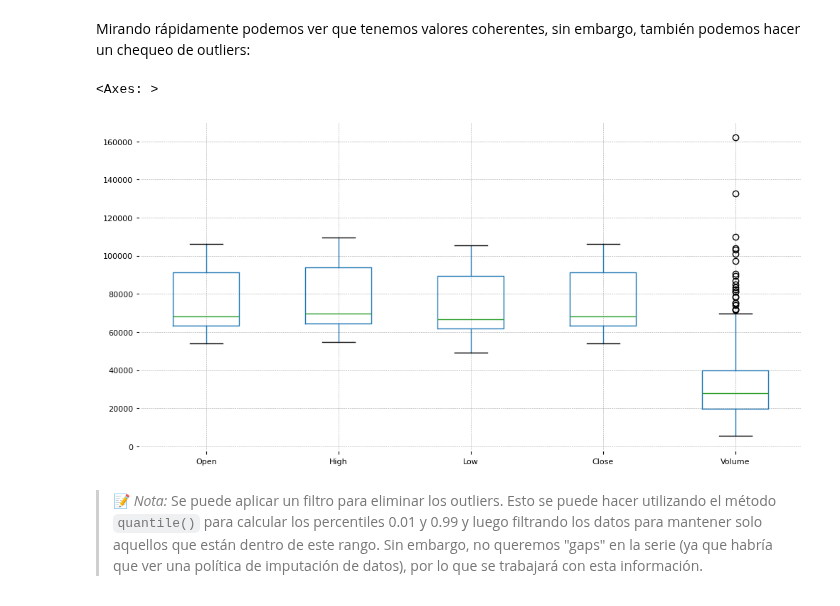
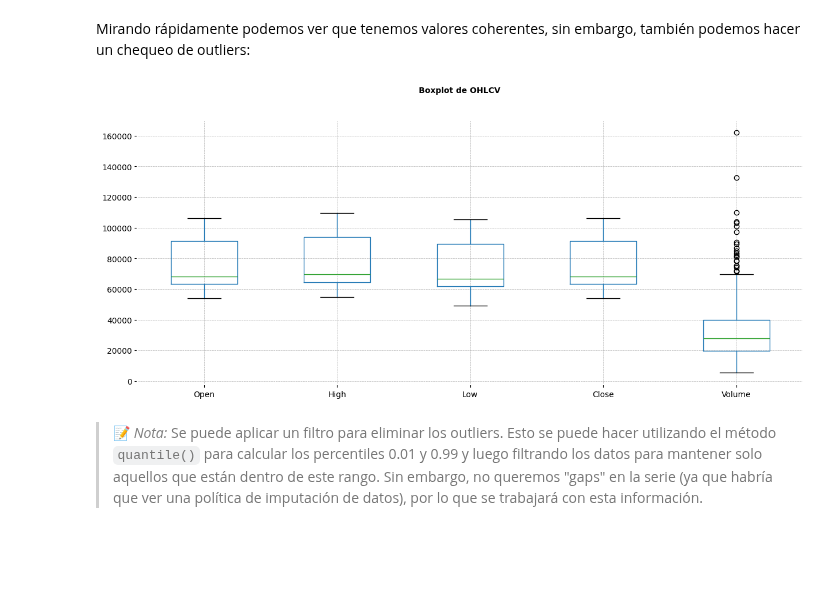
Before and after one commit to brunomaso1/uba-mia, a Jupyter notebook: mia-ast1/Trabajo final/tp-final.ipynb, the cells around one changed output. Cells and saved outputs as stored; diff of their text form; code cells hidden in the pictures; blank space fills up the shorter version.

```diff
--- a/mia-ast1/Trabajo final/tp-final.ipynb
+++ b/mia-ast1/Trabajo final/tp-final.ipynb
@@ -66,6 +69,9 @@ BINANCE_API_SECRET = os.getenv("BINANCE_API_SECRET")
 BASE_FOLDER_PATH = os.getcwd() # Trabajo Final
 DATASET_FOLDER_PATH = os.path.join(BASE_FOLDER_PATH, "datasets") # Trabajo Final/dataset
 DATASET_FILE_PATH = os.path.join(DATASET_FOLDER_PATH, "BTCUSDT_1D.csv") # Trabajo Final/dataset/BTCUSDT_1D.csv
+
+LABEL_FONTSIZE = 10
+TITLE_FONTSIZE = 16
 # %% [markdown]
 <!-- Colab -->
 <!-- <div align="center"><img src="https://drive.google.com/uc?export=view&id=1QSNrTsz1hQbmZwpgwx0qpfpNtLW19Orm" width="600" alt="Figura 1: A data scientist is working on word generation using the Lord of the Rings lore. The image is dark and moody, with a focus on the scientist's computer screen. The screen displays a visualization the one ring, with a map of Middle Earth in the background. - Generada con DALL-E3"></div> -->
@@ -287,5 +293,8 @@ columns_to_convert = {
 for column, dtype in columns_to_convert.items():
     df[column] = df[column].astype(dtype)
 
+# Establecer como índice la columna "Open Time"
+df.set_index("Open Time", inplace=True)
+
 df.head()
 # %% [output]
@@ -359,10 +367,12 @@ df.describe()
 Mirando rápidamente podemos ver que tenemos valores coherentes, sin embargo, también podemos hacer un chequeo de outliers:
 # %%
 # Chequear outliers
-df.boxplot(column=["Open", "High", "Low", "Close", "Volume"], figsize=(12, 6))
+plt.figure(figsize=(15, 6))
+plt.suptitle("Boxplot de OHLCV", fontsize=LABEL_FONTSIZE)
+df.boxplot(column=["Open", "High", "Low", "Close", "Volume"], figsize=(15, 5))
+plt.show()
 # %% [output]
-<Axes: >
-[figure, old version]
+[figure, new version]
 # %% [markdown]
 > 📝 <em><font color='Gray'>Nota:</font></em> Se puede aplicar un filtro para eliminar los outliers. Esto se puede hacer utilizando el método `quantile()` para calcular los percentiles 0.01 y 0.99 y luego filtrando los datos para mantener solo aquellos que están dentro de este rango. Sin embargo, no queremos "gaps" en la serie (ya que habría que ver una política de imputación de datos), por lo que se trabajará con esta información.
 # %% [markdown]
```
Also changed, not shown: parts of 15 cells of this notebook.
